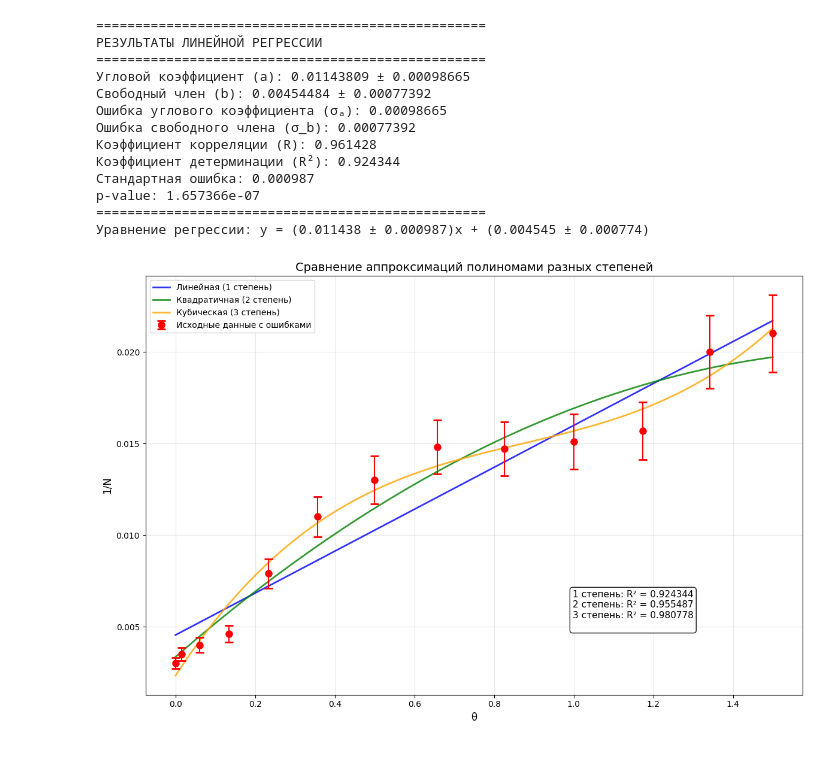
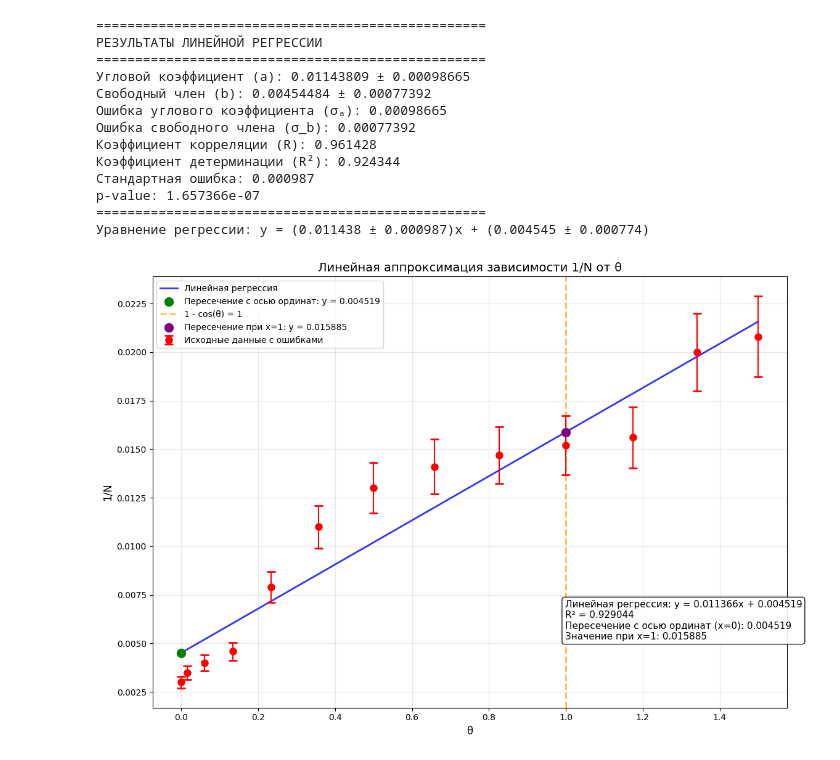
Before and after one commit to TengizPazov/Quantum_labs, a Jupyter notebook: 5_1_2/5_1_2.ipynb, the cells around one changed output. Saved outputs shown, nothing was run; the diff lists cells and outputs as text; code cells hidden in the pictures.

```diff
--- a/5_1_2/5_1_2.ipynb
+++ b/5_1_2/5_1_2.ipynb
@@ -76,98 +76,76 @@ p-value: 1.657366e-07
 import numpy as np
 import matplotlib.pyplot as plt
 from scipy import stats
+
 tetta = [0, 0.015, 0.06, 0.134, 0.234, 0.357, 0.500, 0.658, 0.826, 1.0, 1.174, 1.342, 1.500]
-N = [307, 243, 129, 106, 102, 94, 101, 105, 56, 87, 67, 129, 198]
-reverse_N = [0.003, 0.0035, 0.004, 0.0046, 0.0079, 0.011, 0.013, 0.0148, 0.0147, 0.0151, 0.0157, 0.02, 0.021]
+N = [333.0, 286.0, 250.0, 217.0, 127.0, 91.0, 77.0, 71.0, 68.0, 66.0, 64.0, 50.0, 48.0]
+
+reverse_N = []
+for i in range(len(N)):
+    reverse_N.append(round(1 / N[i], 4))
 
 x = np.array(tetta)
 y = np.array(reverse_N)
+y_errors = y * 0.1
 
-y_errors = y * 0.1
-degrees = [1, 2, 3]
-colors = ['blue', 'green', 'orange']
-labels = ['Линейная (1 степень)', 'Квадратичная (2 степень)', 'Кубическая (3 степень)']
+coefficients, covariance = np.polyfit(x, y, 1, cov=True)
+poly_function = np.poly1d(coefficients)
+errors = np.sqrt(np.diag(covariance))
+
+y_pred = poly_function(x)
+ss_res = np.sum((y - y_pred) ** 2)
+ss_tot = np.sum((y - np.mean(y)) ** 2)
+r_squared = 1 - (ss_res / ss_tot)
 
 plt.figure(figsize=(12, 8))
+
 
 plt.errorbar(x, y, yerr=y_errors, fmt='o', color='red',
              markersize=8, capsize=5, capthick=2,
              label='Исходные данные с ошибками', zorder=5)
 
-results = {}
 x_fit = np.linspace(min(x), max(x), 500)
+y_fit = poly_function(x_fit)
+plt.plot(x_fit, y_fit, color='blue', linewidth=2, label='Линейная регрессия', alpha=0.8)
 
-for i, degree in enumerate(degrees):
-    coefficients, covariance = np.polyfit(x, y, degree, cov=True)
-    poly_function = np.poly1d(coefficients)
-    y_fit = poly_function(x_fit)
-    errors = np.sqrt(np.diag(covariance))
+intersection_y_axis = poly_function(0)
+plt.scatter(0, intersection_y_axis, color='green', s=100, zorder=10,
+           label=f'Пересечение с осью ординат: y = {intersection_y_axis:.6f}')
 
-    y_pred = poly_function(x)
-    ss_res = np.sum((y - y_pred) ** 2)
-    ss_tot = np.sum((y - np.mean(y)) ** 2)
-    r_squared = 1 - (ss_res / ss_tot)
+plt.axvline(x=1, color='orange', linestyle='--', linewidth=2,
+           label='1 - cos(θ) = 1', alpha=0.7)
 
-    plt.plot(x_fit, y_fit, color=colors[i], linewidth=2, label=labels[i], alpha=0.8)
-
-    results[degree] = {
-        'coefficients': coefficients,
-        'errors': errors,
-        'r_squared': r_squared,
-        'function': poly_function
-    }
+intersection_x1 = poly_function(1)
+plt.scatter(1, intersection_x1, color='purple', s=100, zorder=10,
+           label=f'Пересечение при x=1: y = {intersection_x1:.6f}')
 
 plt.xlabel('θ', fontsize=12)
 plt.ylabel('1/N', fontsize=12)
-plt.title('Сравнение аппроксимаций полиномами разных степеней', fontsize=14)
+plt.title('Линейная аппроксимация зависимости 1/N от θ', fontsize=14)
 plt.legend()
 plt.grid(True, alpha=0.3)
-
-text_str = ""
-for degree in degrees:
-    r2 = results[degree]['r_squared']
-    text_str += f'{degree} степень: R² = {r2:.6f}\n'
+text_str = f"Линейная регрессия: y = {coefficients[0]:.6f}x + {coefficients[1]:.6f}\n"
+text_str += f"R² = {r_squared:.6f}\n"
+text_str += f"Пересечение с осью ординат (x=0): {intersection_y_axis:.6f}\n"
+text_str += f"Значение при x=1: {intersection_x1:.6f}"
 
 plt.text(0.65, 0.25, text_str, transform=plt.gca().transAxes,
          fontsize=11, verticalalignment='top',
          bbox=dict(boxstyle='round', facecolor='white', alpha=0.9))
 
 plt.tight_layout()
 plt.show()
 
 print("="*60)
-print("СРАВНЕНИЕ АППРОКСИМАЦИЙ ПОЛИНОМАМИ РАЗНЫХ СТЕПЕНЕЙ")
+print("ЛИНЕЙНАЯ АППРОКСИМАЦИЯ")
 print("="*60)
-
-for degree in degrees:
-    coeffs = results[degree]['coefficients']
-    errors = results[degree]['errors']
-    r2 = results[degree]['r_squared']
-
-    print(f"\nПолином {degree}-й степени:")
-    print(f"R² = {r2:.6f}")
-    equation = "y = "
-    for i, (coeff, error) in enumerate(zip(coeffs, errors)):
-        power = len(coeffs) - i - 1
-        if power == 0:
-            equation += f"({coeff:.6f} ± {error:.6f})"
-        elif power == 1:
-            equation += f"({coeff:.6f} ± {error:.6f})x + "
-        else:
-            equation += f"({coeff:.6f} ± {error:.6f})x^{power} + "
-
-    print(f"Уравнение: {equation}")
-    for i, (coeff, error) in enumerate(zip(coeffs, errors)):
-        power = len(coeffs) - i - 1
-        if power == 0:
-            print(f"  Свободный член: {coeff:.8f} ± {error:.8f}")
-        else:
-            print(f"  Коэффициент при x^{power}: {coeff:.8f} ± {error:.8f}")
+print(f"Уравнение: y = {coefficients[0]:.6f}x + {coefficients[1]:.6f}")
+print(f"R² = {r_squared:.6f}")
+print(f"Коэффициент наклона: {coefficients[0]:.8f} ± {errors[0]:.8f}")
+print(f"Свободный член: {coefficients[1]:.8f} ± {errors[1]:.8f}")
+print(f"Пересечение с осью ординат (x=0): {intersection_y_axis:.8f}")
+print(f"Значение при x=1 (1 - cos(θ) = 1): {intersection_x1:.8f}")
 print("="*60)
-print("ВЫВОД:")
-print("Чем выше R², тем лучше аппроксимация описывает данные.")
-print("R² = 1 - идеальная аппроксимация")
-print("R² = 0 - аппроксимация не лучше среднего значения")
 # %% [output]
-[figure, old version]
+[figure, new version]
 ============================================================
```
Also changed, not shown: parts of 1 cell of this notebook, 1 other file.
